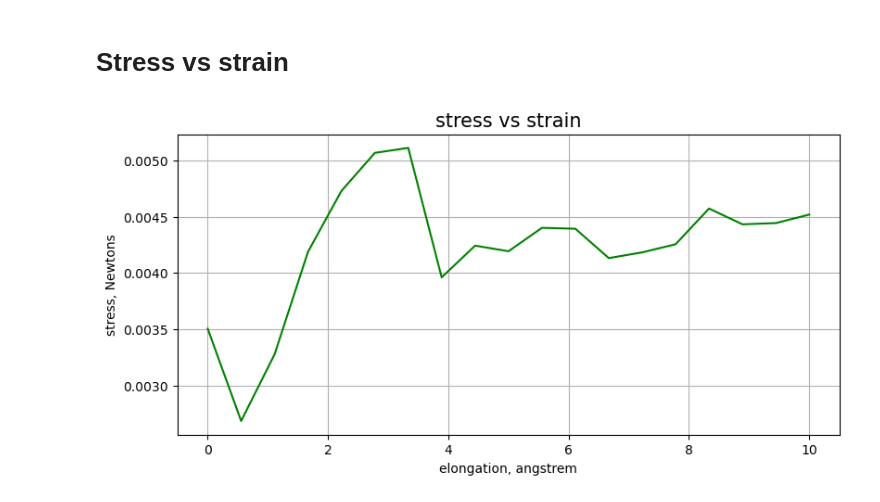
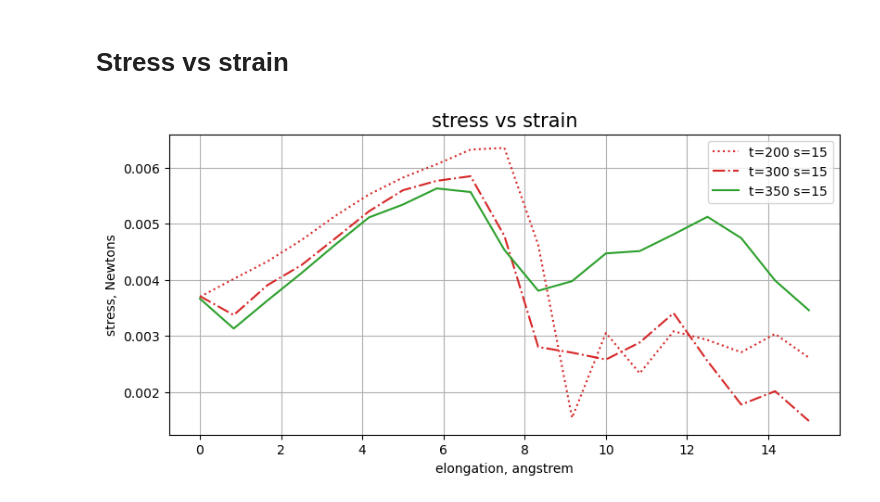
Before and after one commit to maximelianos/molecular-dynamics, a Jupyter notebook: plot/milestone09.ipynb, the cells around one changed output. Saved outputs shown, nothing was run; the diff lists cells and outputs as text; code cells hidden in the pictures.

Commit message:
milestone 9

```diff
--- a/plot/milestone09.ipynb
+++ b/plot/milestone09.ipynb
@@ -30,21 +30,29 @@ array([1., 2., 1.])
 # %% [markdown]
 # Stress vs strain
 # %%
-base_path = "../buildDir/milestones/09/"
-x, stress = read_energy(base_path + "stress-4.txt")
+#base_path = "../buildDir/milestones/09/"
+base_path = "data-milestone-09/"
+x, stress1 = read_energy(base_path + "stress-1.txt")
+x, stress2 = read_energy(base_path + "stress-2.txt")
+x, stress3 = read_energy(base_path + "stress-3.txt")
+x, stress4 = read_energy(base_path + "stress-4.txt")
+x, stress5 = read_energy(base_path + "stress-5.txt")
 
-max_strain = 10.0
+max_strain = 15.0
 x = np.linspace(0, max_strain, len(stress))
 
 fig, axs = plt.subplots(1, 1, layout='constrained', figsize=(8,4))
 
 axs.set_title('stress vs strain',fontsize=15)
-axs.plot(x, stress, linestyle='-', color='g', label='total')
+axs.plot(x, stress5, linestyle=':', color='tab:red', label='t=200 s=15')
+axs.plot(x, stress2, linestyle='-.', color='tab:red', label='t=300 s=15')
+axs.plot(x, stress4, linestyle='-', color='tab:green', label='t=350 s=15')
+
 axs.grid(True)
 axs.set_xlabel('elongation, angstrem',  fontsize=10)
 axs.set_ylabel('stress, Newtons',  fontsize=10)
-#axs[0].legend(fontsize=10)
+axs.legend(fontsize=10)
 
 fig.savefig("fig.pdf")
 # %% [output]
-[figure, old version]
+[figure, new version]
```
Also changed, not shown: parts of 1 cell of this notebook, 7 other files.
